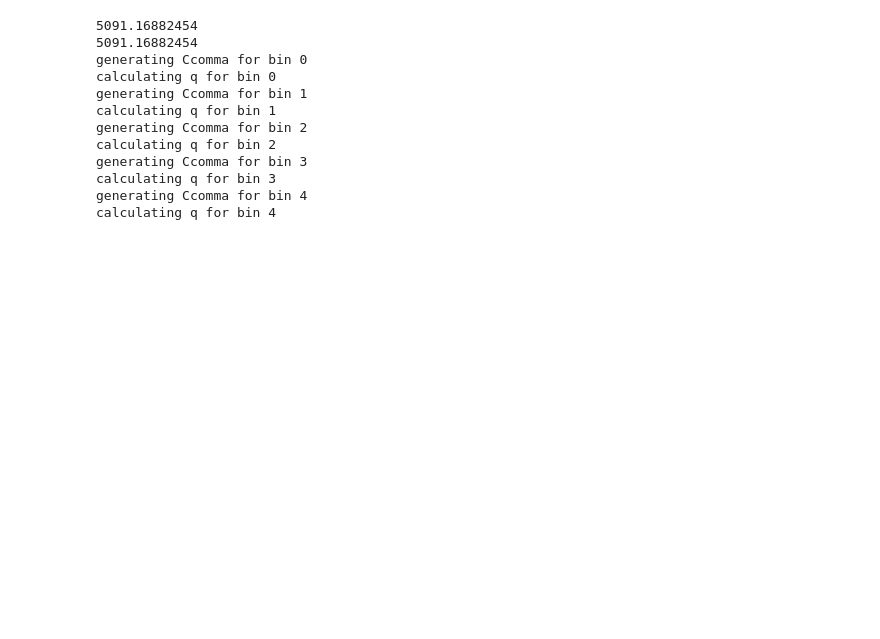
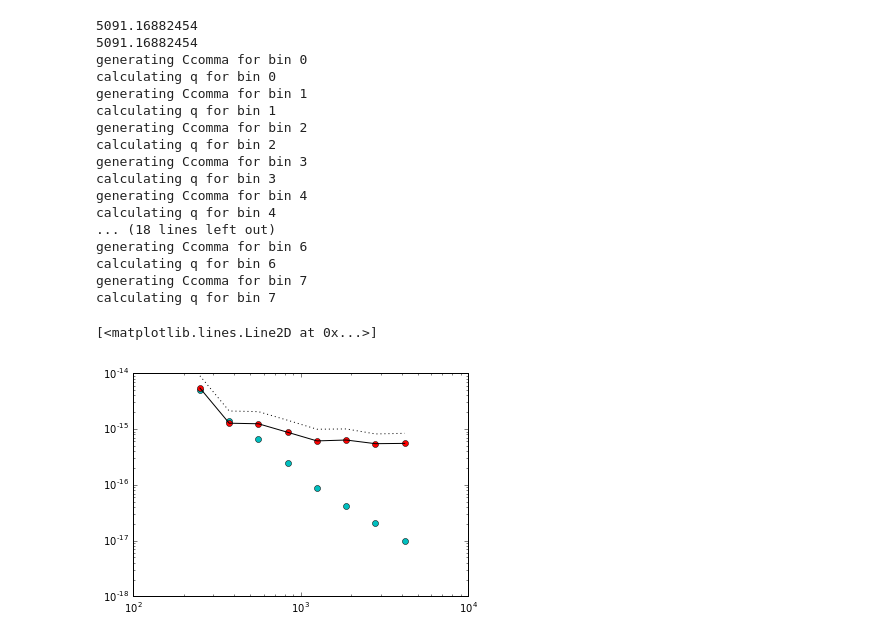
Before and after one commit to abrahamneben/21cmIRxcor, a Jupyter notebook: test_optimal_quadratic_power_spectrum_for_ir_image_with_masking.ipynb, the cells around one changed output. Cells and saved outputs as stored; diff of their text form; code cells hidden in the pictures; blank space fills up the shorter version.

Commit message:
optimal quadratic estimater of masked simulated ir pspec is working

```diff
--- a/test_optimal_quadratic_power_spectrum_for_ir_image_with_masking.ipynb
+++ b/test_optimal_quadratic_power_spectrum_for_ir_image_with_masking.ipynb
@@ -121,12 +121,12 @@ plt.colorbar()
 # %%
 lmin,lmax = 200,5000
-nbins = 5
+nbins = 8
 
 lbins,pspec,bin_counts = img2PS(img,dtheta_rad,nbins,lmin,lmax,uselogbins=True,usehann=False)
 lbins,pspec_m,bin_counts = img2PS(img*mask,dtheta_rad,nbins,lmin,lmax,uselogbins=True,usehann=False)
 
-lbins_opt,q,Fdiag,Cinv = img2optimalPS(img*mask,dtheta_rad,nbins,lmin,lmax,uselogbins=True,usehann=False,useCinv=True)
-lbins_opt,q,Fdiag_useCinv,Cinv = img2optimalPS(img*mask,dtheta_rad,nbins,lmin,lmax,uselogbins=True,usehann=False,useCinv=False)
+lbins_opt,q,Fdiag,Cinv = img2optimalPS(img*mask,dtheta_rad,nbins,lmin,lmax,uselogbins=True,usehann=False,useCinv=False)
+lbins_opt,q,Fdiag_useCinv,Cinv = img2optimalPS(img*mask,dtheta_rad,nbins,lmin,lmax,uselogbins=True,usehann=False,useCinv=True)
 # %% [output]
 5091.16882454
 5091.16882454
@@ -140,12 +140,20 @@ generating Ccomma for bin 3
 calculating q for bin 3
 generating Ccomma for bin 4
 calculating q for bin 4
+... (18 lines left out)
+generating Ccomma for bin 6
+calculating q for bin 6
+generating Ccomma for bin 7
+calculating q for bin 7
 # %%
-plt.loglog(lbins,pspec,'bo')
+plt.loglog(lbins,pspec,'co')
 plt.loglog(lbins,pspec_m,'ro')
 
 # plt.loglog(lbins_opt,np.real(inv(F)*q),'k-')
 # plt.loglog(lbins_opt,np.real(inv(F_with_Cinv)*q),'k:',linewidth=4)
 
 plt.loglog(lbins_opt,np.array(q).flatten()/Fdiag,'k-')
 plt.loglog(lbins_opt,np.array(q).flatten()/Fdiag_useCinv,'k:')
+# %% [output]
+[<matplotlib.lines.Line2D at 0x...>]
+[figure, added]
```
Also changed, not shown: parts of 1 cell of this notebook, 3 other files.
